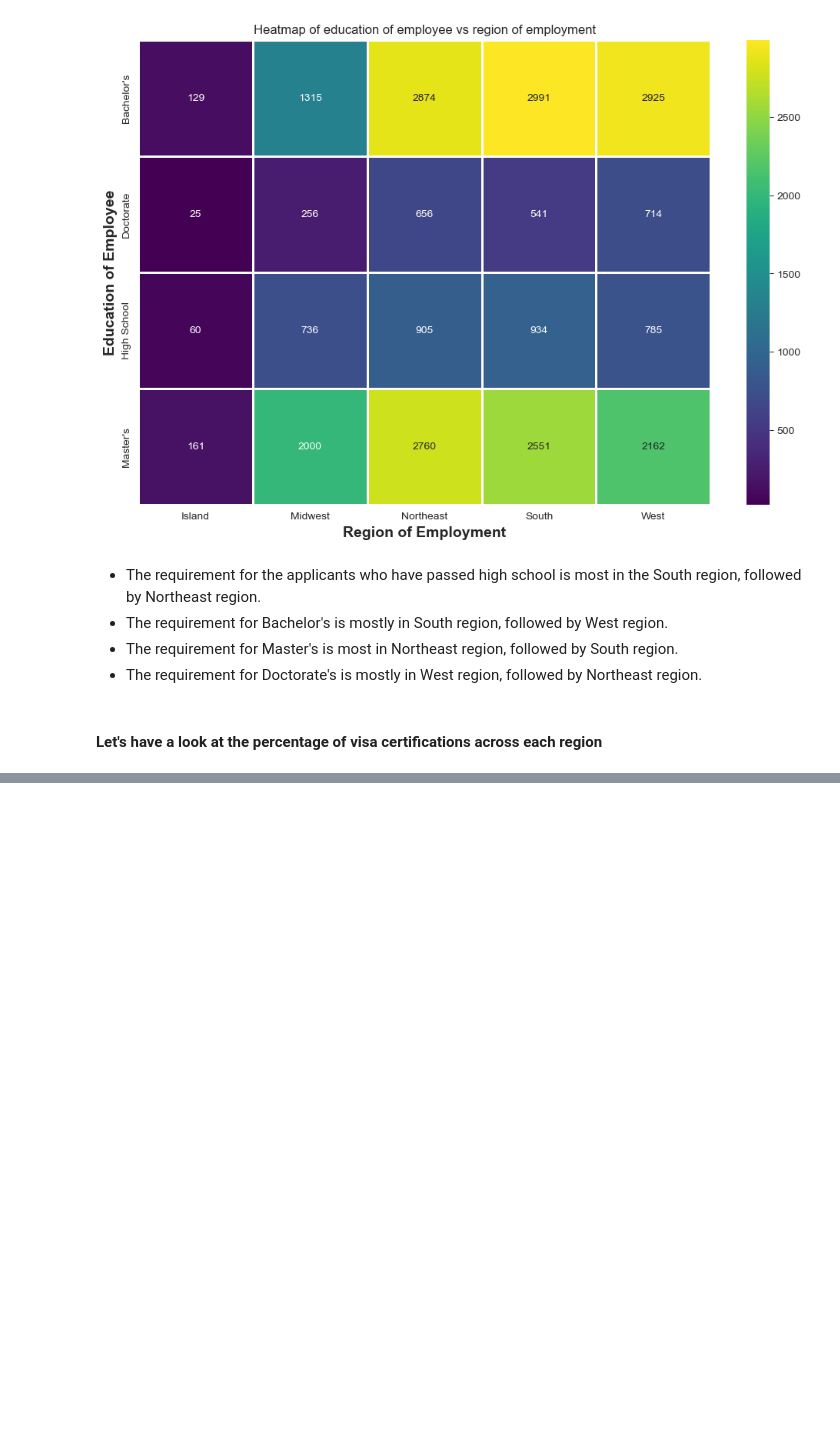
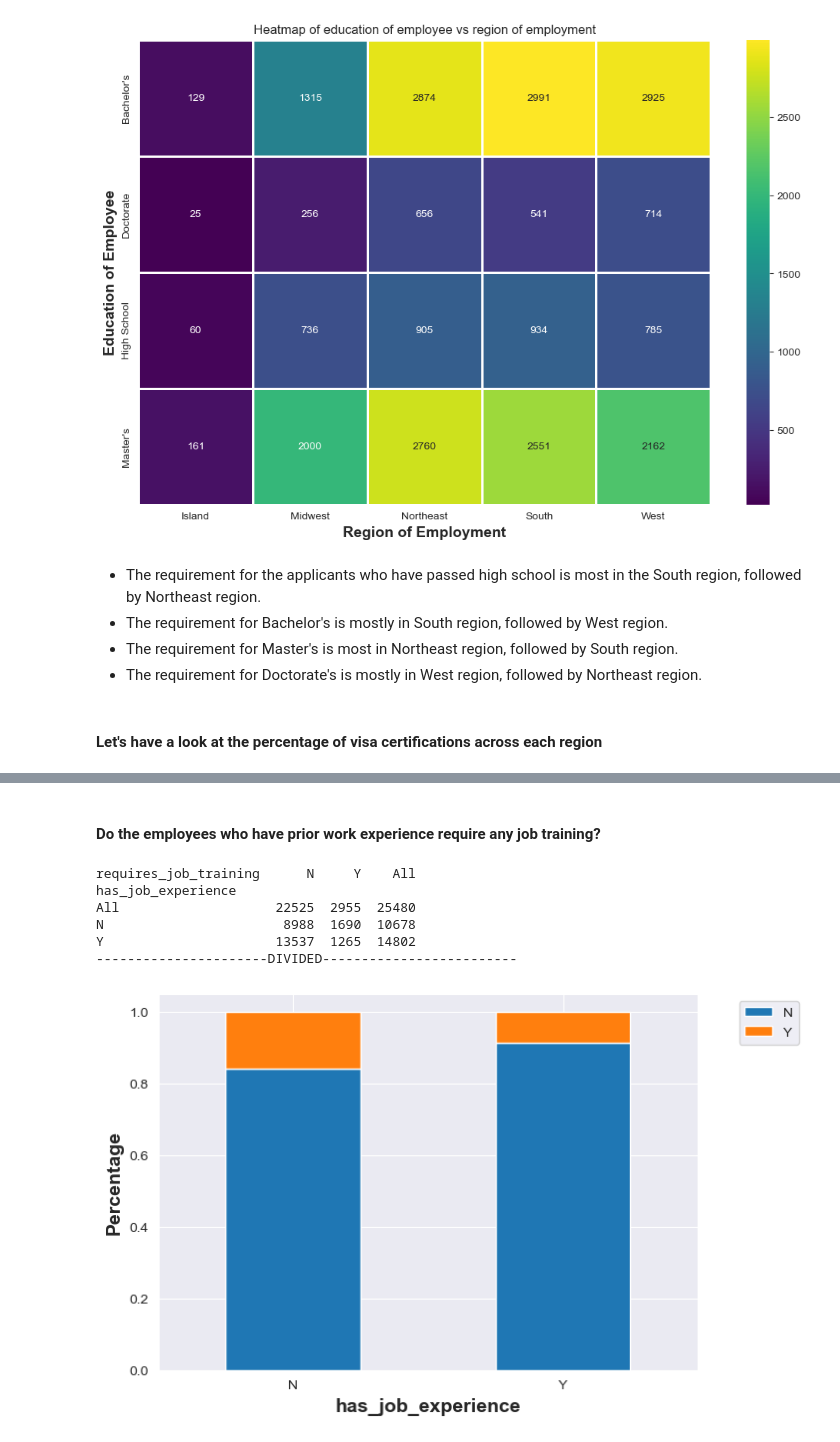
Before and after one commit to ArthurXia1031/Data_Science_Project, a Jupyter notebook: machine_learning/Easy_visa/easy_visa.ipynb, the cells around one changed output, grey strips where cells are left out. Saved outputs shown, nothing was run; the diff lists cells and outputs as text; code cells hidden in the pictures; blank space fills up the shorter version.

```diff
--- a/machine_learning/Easy_visa/easy_visa.ipynb
+++ b/machine_learning/Easy_visa/easy_visa.ipynb
@@ -584,0 +631,12 @@ Island                      226     149    375
+# %% [markdown]
+#### Do the employees who have prior work experience require any job training?
+# %%
+stacked_barplot(data, 'has_job_experience', 'requires_job_training')
+# %% [output]
+requires_job_training      N     Y    All
+has_job_experience
+All                    22525  2955  25480
+N                       8988  1690  10678
+Y                      13537  1265  14802
+----------------------DIVIDED-------------------------
+[figure, added]
```
Also changed, not shown: parts of 36 cells of this notebook.
